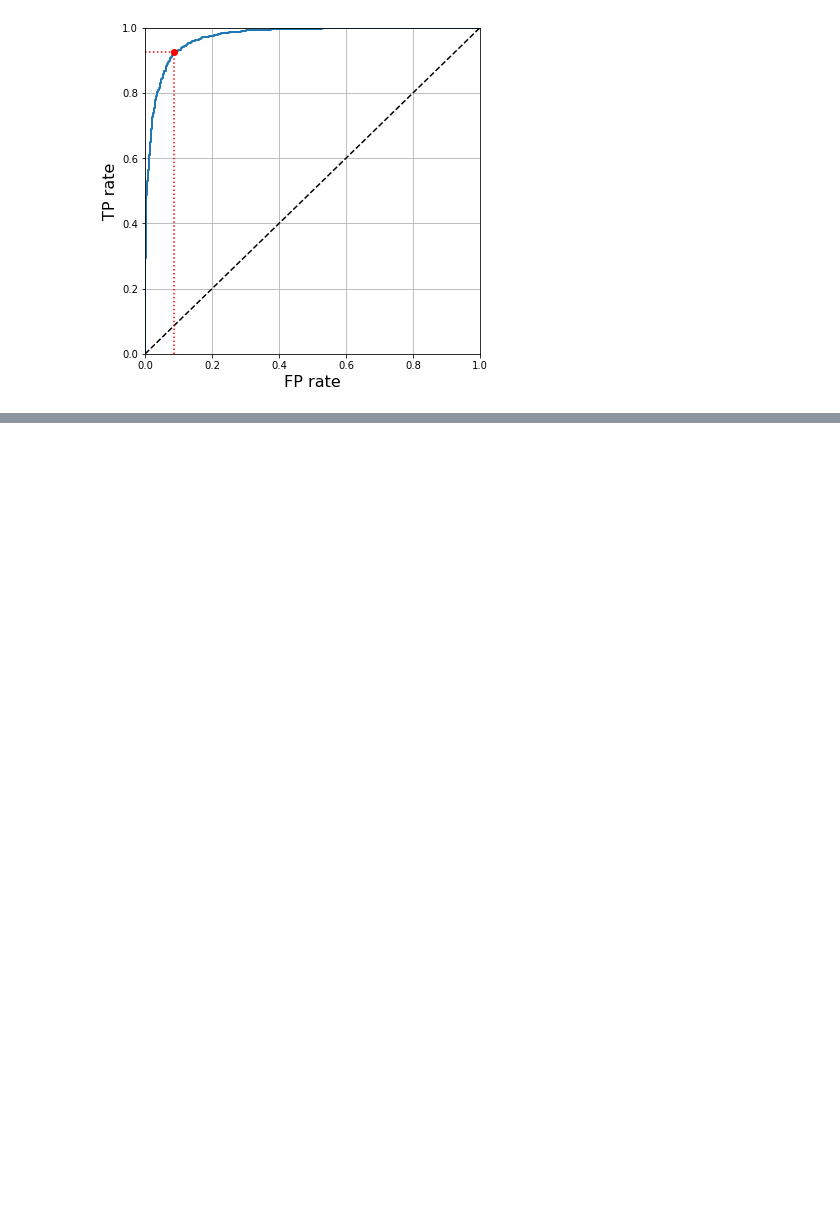
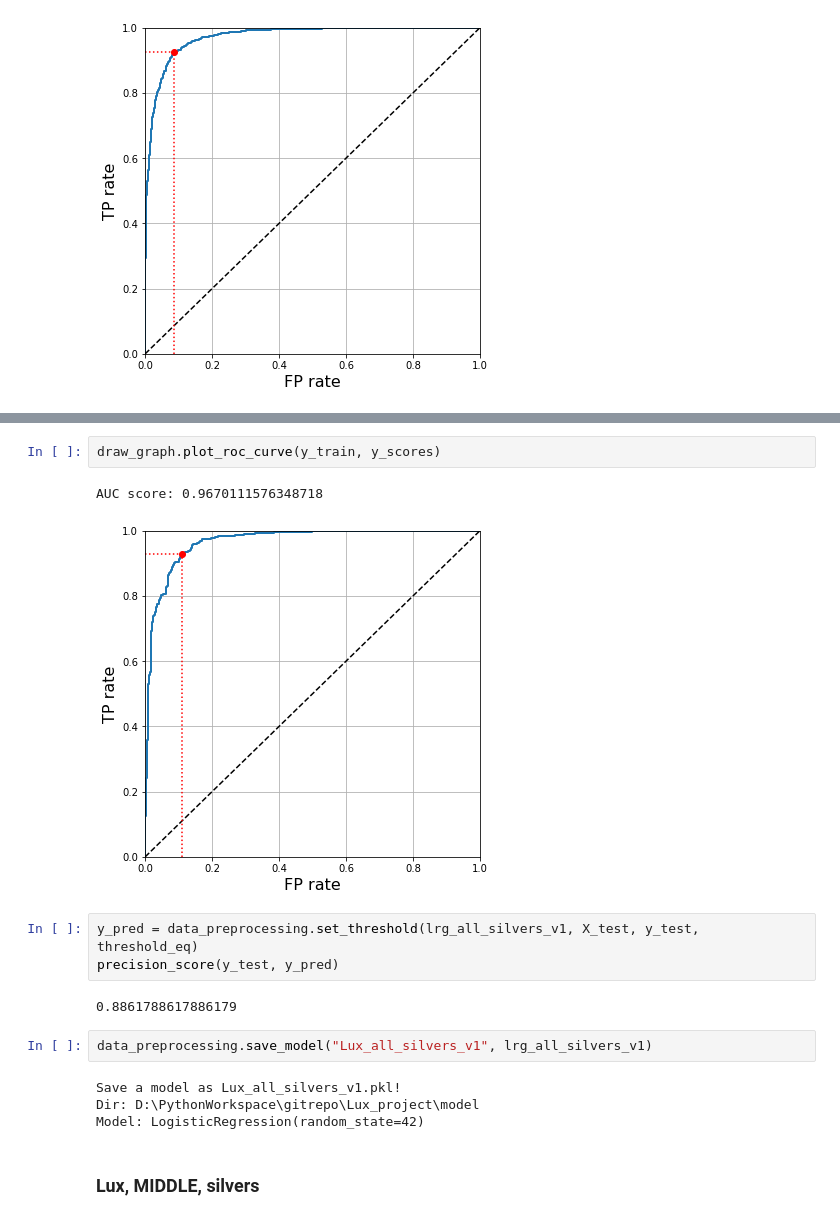
Before and after one commit to sbb2002/Lux_project, a Jupyter notebook: model/make_models.ipynb, the cells around one changed output, grey strips where cells are left out. Cells and saved outputs as stored; diff of their text form; blank space fills up the shorter version.

```diff
--- a/model/make_models.ipynb
+++ b/model/make_models.ipynb
@@ -49,0 +102,18 @@ AUC score: 0.9725698038795738
+# %%
+draw_graph.plot_roc_curve(y_train, y_scores)
+# %% [output]
+AUC score: 0.9670111576348718
+[figure, added]
+# %%
+y_pred = data_preprocessing.set_threshold(lrg_all_silvers_v1, X_test, y_test, threshold_eq)
+precision_score(y_test, y_pred)
+# %% [output]
+0.8861788617886179
+# %%
+data_preprocessing.save_model("Lux_all_silvers_v1", lrg_all_silvers_v1)
+# %% [output]
+Save a model as Lux_all_silvers_v1.pkl!
+Dir: D:\PythonWorkspace\gitrepo\Lux_project\model
+Model: LogisticRegression(random_state=42)
+# %% [markdown]
+### Lux, MIDDLE, silvers
```
Also changed, not shown: parts of 55 cells of this notebook, 33 other files.
